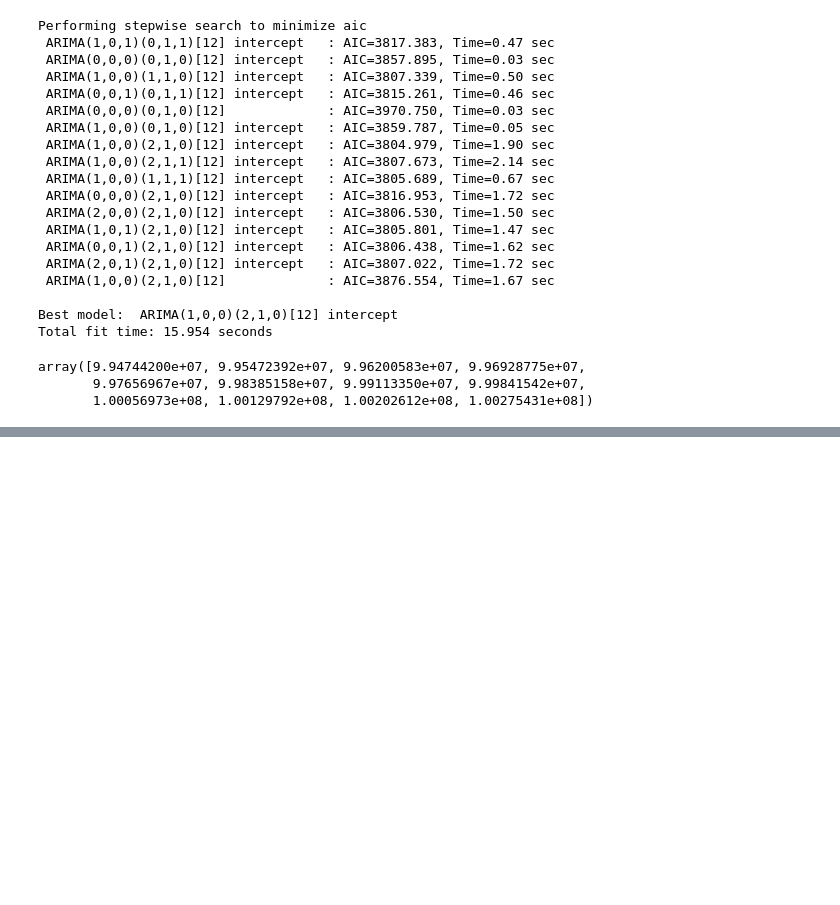
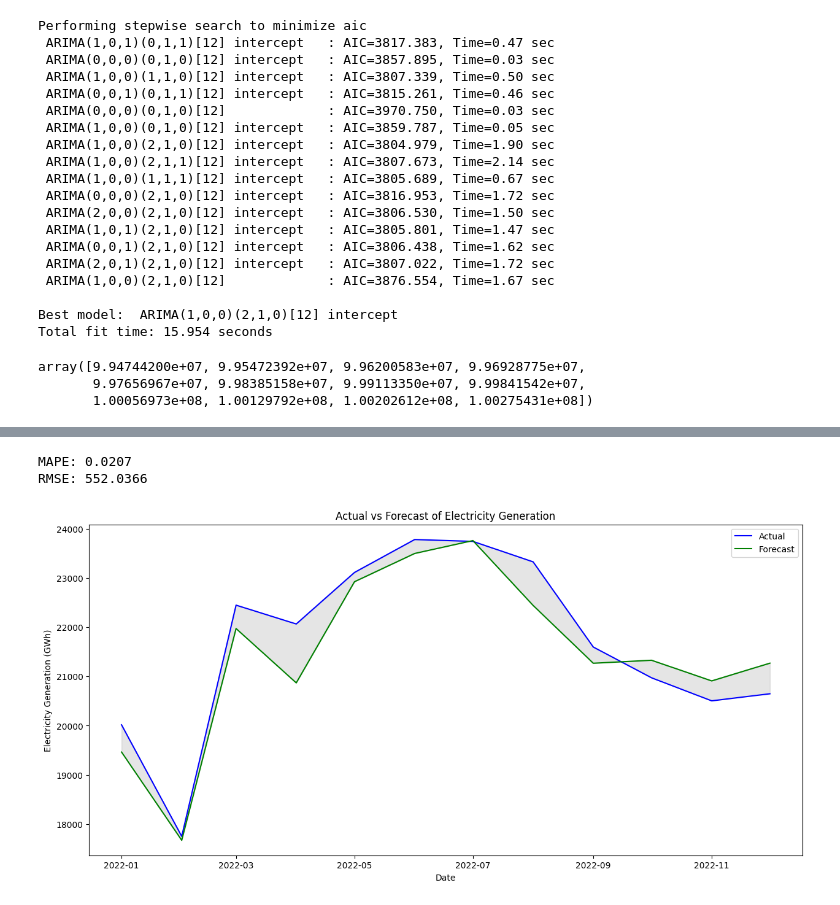
Before and after one commit to phatdtvdvt/Electricity-generation-predictor, a Jupyter notebook: [Part 3] Model_Prediction.ipynb, the cells around one changed output, grey strips where cells are left out. Cells and saved outputs as stored; diff of their text form; code cells hidden in the pictures; blank space fills up the shorter version.

```diff
--- a/[Part 3] Model_Prediction.ipynb
+++ b/[Part 3] Model_Prediction.ipynb
@@ -226 +239,64 @@ predicted_values = sarimax_forecast(SARIMAX_model, filtered_data, future_exog, p
 [figure]
+# %%
+import numpy as np
+import pandas as pd
+import matplotlib.pyplot as plt
+from sklearn.metrics import mean_absolute_percentage_error, mean_squared_error
+
+# Dữ liệu thực tế
+actual_data = pd.Series({
+    "2022-01-01": 20017.397352,
+    "2022-02-01": 17751.136,
+    "2022-03-01": 22448.705,
+    "2022-04-01": 22066.0,
+    "2022-05-01": 23113.0666,
+    "2022-06-01": 23782.0518,
+    "2022-07-01": 23744.188,
+    "2022-08-01": 23328.6495043,
+    "2022-09-01": 21598.01102446,
+    "2022-10-01": 20972.99123879,
+    "2022-11-01": 20504.23,
+    "2022-12-01": 20648.624
+})
+
+# Dữ liệu dự đoán
+predicted_data = pd.Series({
+    "2022-01-01": 19463.860203,
+    "2022-02-01": 17671.068500,
+    "2022-03-01": 21973.422142,
+    "2022-04-01": 20869.207654,
+    "2022-05-01": 22924.566060,
+    "2022-06-01": 23498.537694,
+    "2022-07-01": 23760.799020,
+    "2022-08-01": 22443.532692,
+    "2022-09-01": 21268.482114,
+    "2022-10-01": 21329.246665,
+    "2022-11-01": 20909.654813,
+    "2022-12-01": 21270.247478
+})
+
+# Chuyển đổi chỉ mục thành datetime
+actual_data.index = pd.to_datetime(actual_data.index)
+predicted_data.index = pd.to_datetime(predicted_data.index)
+
+# Tính toán MAPE và RMSE
+mape = mean_absolute_percentage_error(actual_data, predicted_data)
+rmse = mean_squared_error(actual_data, predicted_data, squared=False)
+
+print(f"MAPE: {mape:.4f}")
+print(f"RMSE: {rmse:.4f}")
+
+# Vẽ đồ thị
+plt.figure(figsize=(15, 7))
+plt.plot(actual_data, label='Actual', color='blue')
+plt.plot(predicted_data, label='Forecast', color='green')
+plt.fill_between(predicted_data.index, actual_data, predicted_data, color='grey', alpha=0.2)
+plt.title('Actual vs Forecast of Electricity Generation')
+plt.xlabel('Date')
+plt.ylabel('Electricity Generation (GWh)')
+plt.legend()
+plt.show()
+# %% [output]
+MAPE: 0.0207
+RMSE: 552.0366
+[figure, added]
```
Also changed, not shown: parts of 2 cells of this notebook, 2 other files.
